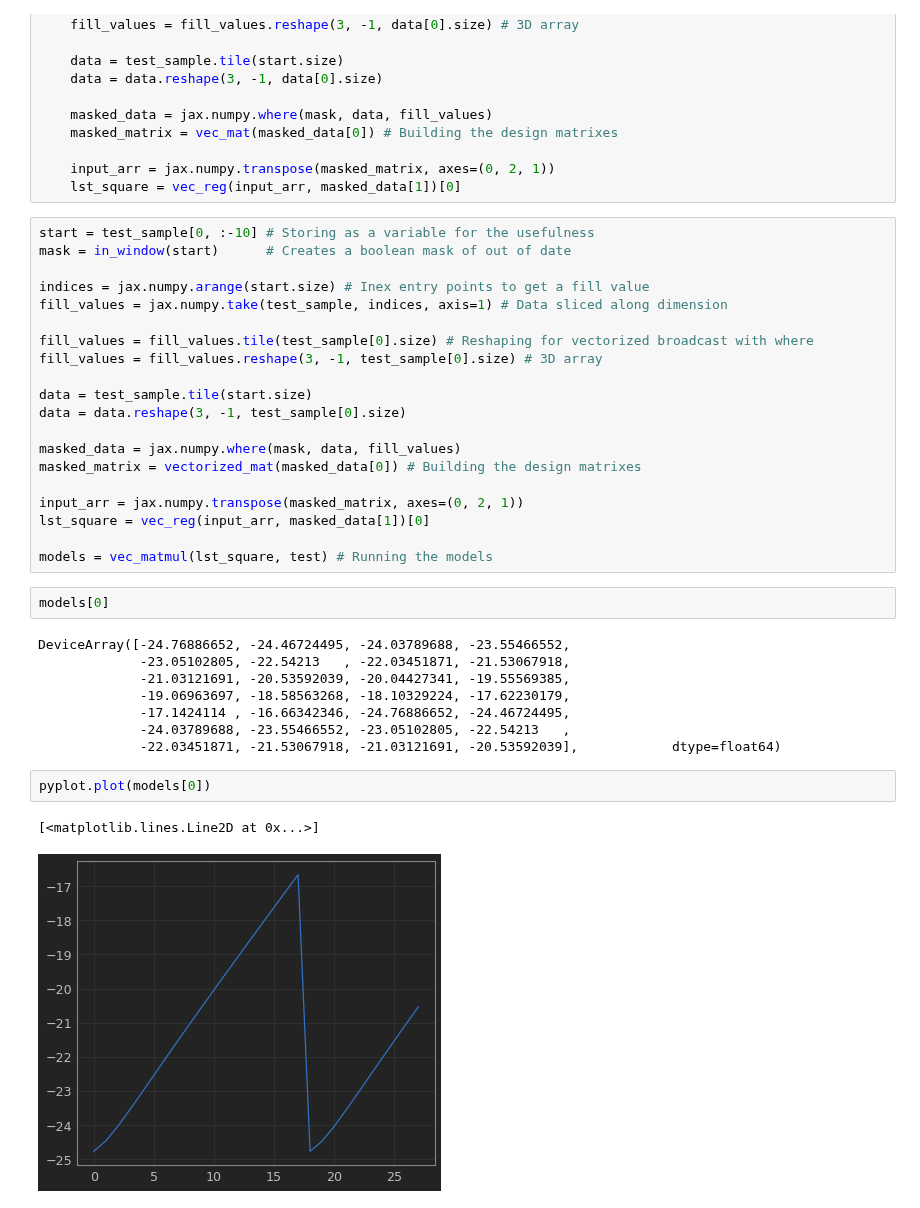
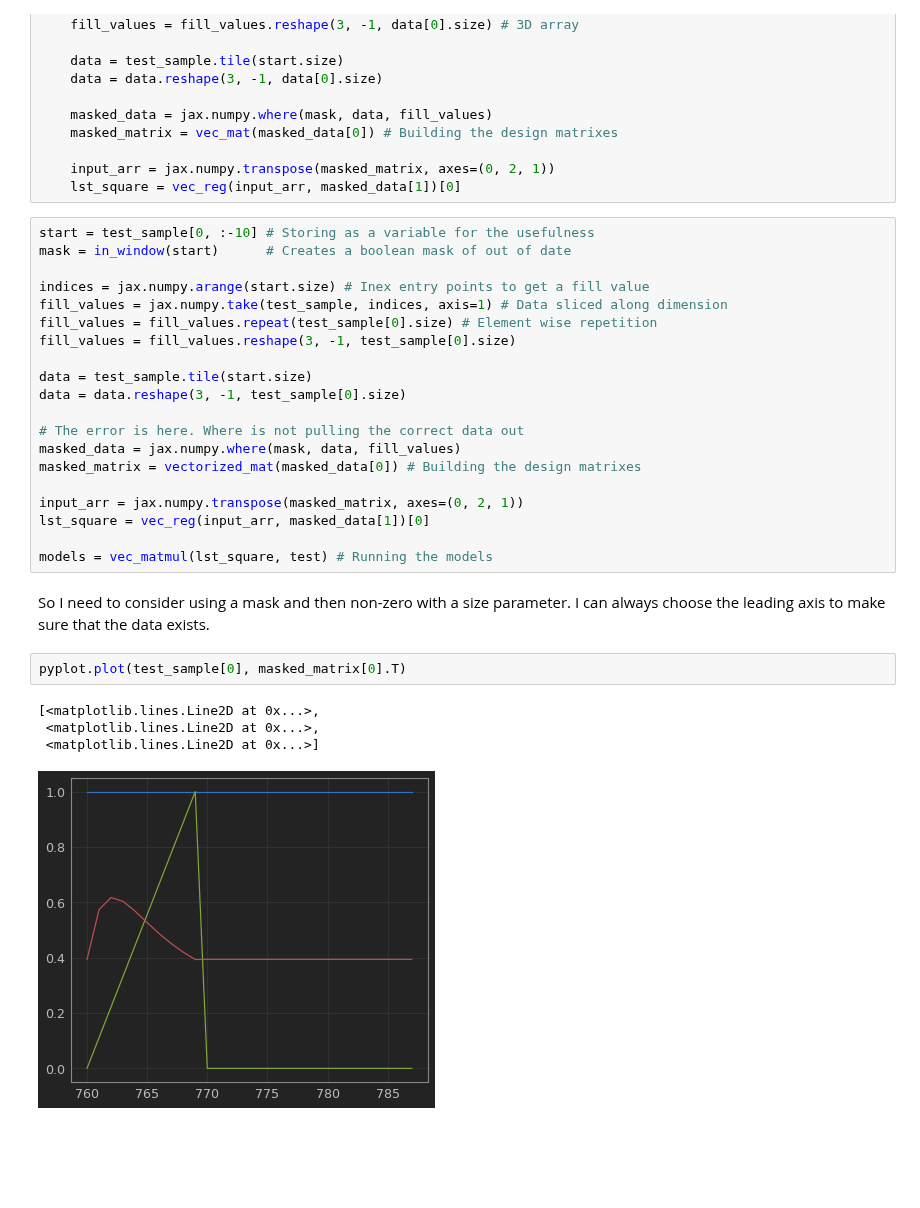
Before and after one commit to SharmaLlama/ticktack, a Jupyter notebook: notebooks/Injection_Recovery.ipynb, the cells around one changed output. Saved outputs shown, nothing was run; the diff lists cells and outputs as text; blank space fills up the shorter version.

Commit message:
Bug identified and fixed at a small time penalty. This bug was in the generation of the fill values. Alternate approach considered and likely

```diff
--- a/notebooks/Injection_Recovery.ipynb
+++ b/notebooks/Injection_Recovery.ipynb
@@ -214,13 +214,13 @@ mask = in_window(start)      # Creates a boolean mask of out of date
 
 indices = jax.numpy.arange(start.size) # Inex entry points to get a fill value
 fill_values = jax.numpy.take(test_sample, indices, axis=1) # Data sliced along dimension
-
-fill_values = fill_values.tile(test_sample[0].size) # Reshaping for vectorized broadcast with where
-fill_values = fill_values.reshape(3, -1, test_sample[0].size) # 3D array
+fill_values = fill_values.repeat(test_sample[0].size) # Element wise repetition
+fill_values = fill_values.reshape(3, -1, test_sample[0].size)
 
 data = test_sample.tile(start.size)
 data = data.reshape(3, -1, test_sample[0].size)
 
+# The error is here. Where is not pulling the correct data out
 masked_data = jax.numpy.where(mask, data, fill_values)
 masked_matrix = vectorized_mat(masked_data[0]) # Building the design matrixes
 
@@ -228,18 +228,12 @@ input_arr = jax.numpy.transpose(masked_matrix, axes=(0, 2, 1))
 lst_square = vec_reg(input_arr, masked_data[1])[0]
 
 models = vec_matmul(lst_square, test) # Running the models
-# %%
-models[0]
-# %% [output]
-DeviceArray([-24.76886652, -24.46724495, -24.03789688, -23.55466552,
-             -23.05102805, -22.54213   , -22.03451871, -21.53067918,
-             -21.03121691, -20.53592039, -20.04427341, -19.55569385,
-             -19.06963697, -18.58563268, -18.10329224, -17.62230179,
-             -17.1424114 , -16.66342346, -24.76886652, -24.46724495,
-             -24.03789688, -23.55466552, -23.05102805, -22.54213   ,
-             -22.03451871, -21.53067918, -21.03121691, -20.53592039],            dtype=float64)
+# %% [markdown]
+So I need to consider using a mask and then non-zero with a size parameter. I can always choose the leading axis to make sure that the data exists.
 # %%
-pyplot.plot(models[0])
+pyplot.plot(test_sample[0], masked_matrix[0].T)
 # %% [output]
-[<matplotlib.lines.Line2D at 0x...>]
+[<matplotlib.lines.Line2D at 0x...>,
+ <matplotlib.lines.Line2D at 0x...>,
+ <matplotlib.lines.Line2D at 0x...>]
-[figure, old version]
+[figure, new version]
```
